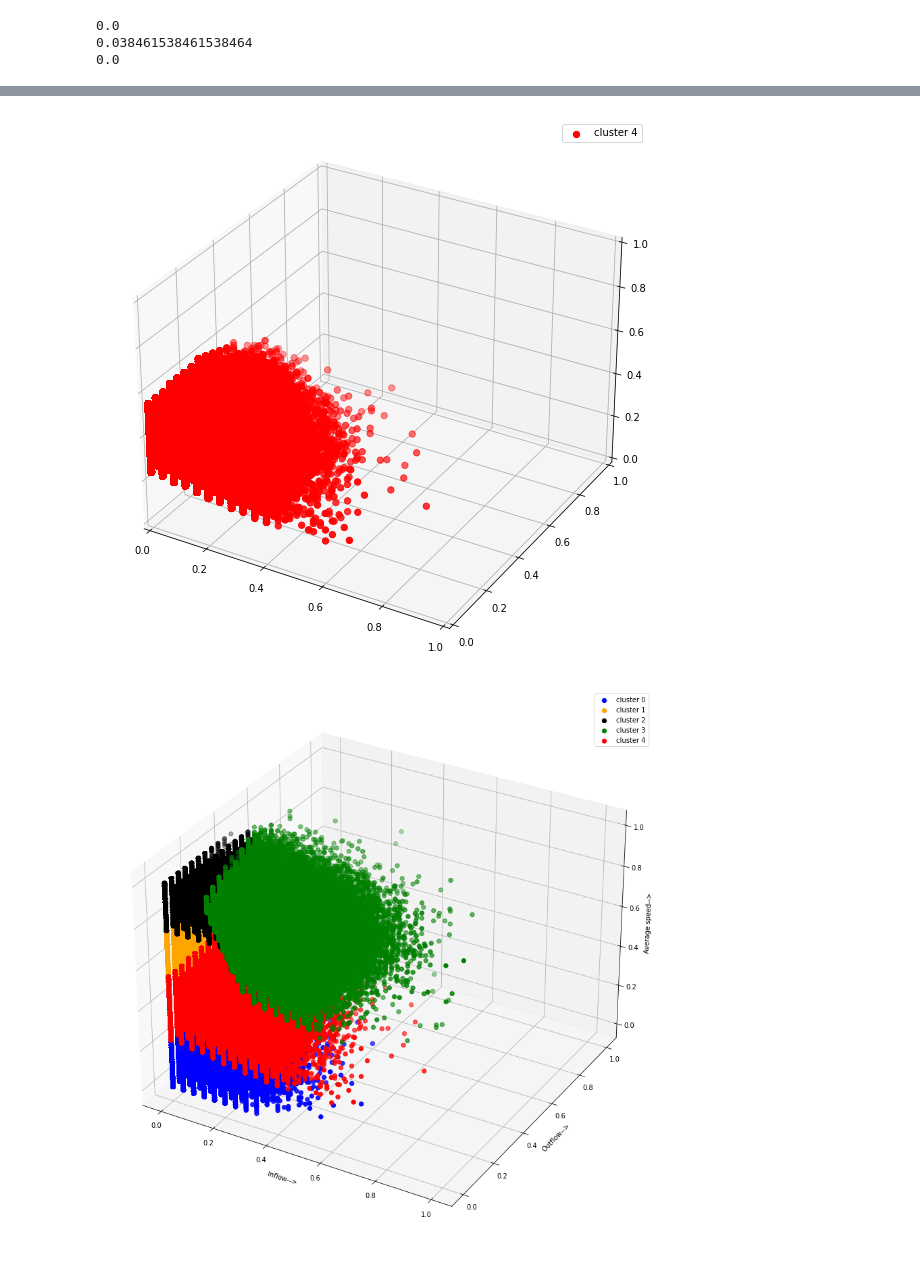
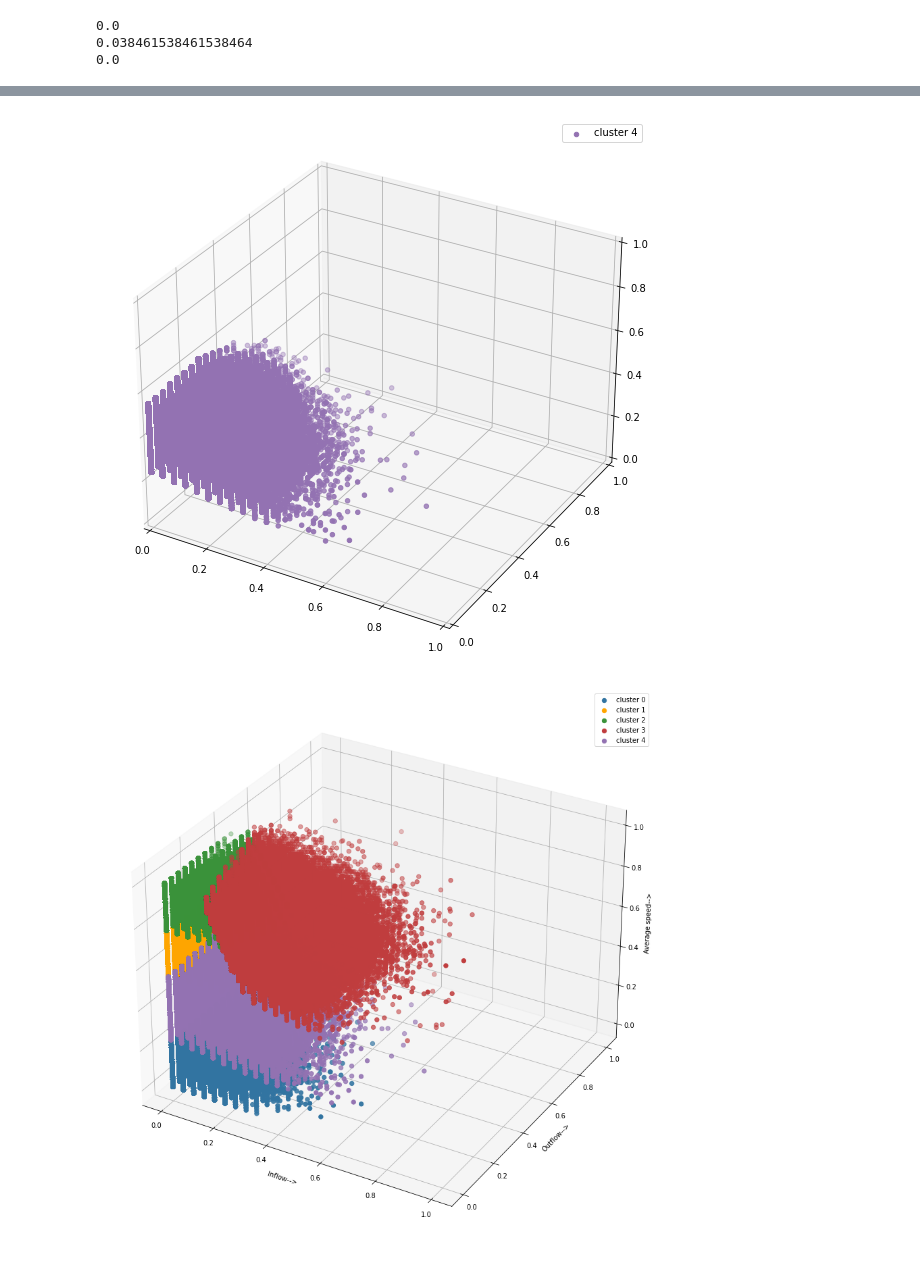
Before and after one commit to Traffic-anomaly-detection/traffic-anomaly-detection, a Jupyter notebook: k-means-test.ipynb, the cells around one changed output, grey strips where cells are left out. Saved outputs shown, nothing was run; the diff lists cells and outputs as text; code cells hidden in the pictures.

```diff
--- a/k-means-test.ipynb
+++ b/k-means-test.ipynb
@@ -163,28 +184,28 @@ plt.show()
 # %%
 fig5 = plt.figure(figsize = (10,10))
 ax5 = fig5.add_subplot(111, projection='3d')
-ax5.scatter(X[y_clusters == 4,0],X[y_clusters == 4,1],X[y_clusters == 4,2], s = 40 , color = 'red', label = "cluster 4")
+ax5.scatter(X[y_clusters == 4,0],X[y_clusters == 4,1],X[y_clusters == 4,2], s = 20 , color = '#9372B2', label = "cluster 4")
 ax5.set_xlim3d(0,1)
 ax5.set_ylim3d(0,1)
 ax5.set_zlim3d(0,1)
 ax5.legend()
 plt.show()
 # %% [output]
-[figure, old version]
+[figure, new version]
 # %%
 fig6 = plt.figure(figsize = (15,15))
 ax6 = fig6.add_subplot(111, projection='3d')
-ax6.scatter(X[y_clusters == 0,0],X[y_clusters == 0,1],X[y_clusters == 0,2], s = 40 , color = 'blue', label = "cluster 0")
+ax6.scatter(X[y_clusters == 0,0],X[y_clusters == 0,1],X[y_clusters == 0,2], s = 40 , color = '#3274A1', label = "cluster 0")
 ax6.scatter(X[y_clusters == 1,0],X[y_clusters == 1,1],X[y_clusters == 1,2], s = 40 , color = 'orange', label = "cluster 1")
-ax6.scatter(X[y_clusters == 2,0],X[y_clusters == 2,1],X[y_clusters == 2,2], s = 40 , color = 'black', label = "cluster 2")
-ax6.scatter(X[y_clusters == 3,0],X[y_clusters == 3,1],X[y_clusters == 3,2], s = 40 , color = 'green', label = "cluster 3")
-ax6.scatter(X[y_clusters == 4,0],X[y_clusters == 4,1],X[y_clusters == 4,2], s = 40 , color = 'red', label = "cluster 4")
+ax6.scatter(X[y_clusters == 2,0],X[y_clusters == 2,1],X[y_clusters == 2,2], s = 40 , color = '#3A923A', label = "cluster 2")
+ax6.scatter(X[y_clusters == 3,0],X[y_clusters == 3,1],X[y_clusters == 3,2], s = 40 , color = '#C03D3E', label = "cluster 3")
+ax6.scatter(X[y_clusters == 4,0],X[y_clusters == 4,1],X[y_clusters == 4,2], s = 40 , color = '#9372B2', label = "cluster 4")
 # ax.scatter(X[y_clusters == 5,0],X[y_clusters == 5,1],X[y_clusters == 5,2], s = 40 , color = 'cyan', label = "cluster 5")
 # ax.scatter(X[y_clusters == 6,0],X[y_clusters == 6,1],X[y_clusters == 6,2], s = 40 , color = 'yellow', label = "cluster 6")
 ax6.set_xlabel('Inflow-->')
 ax6.set_ylabel('Outflow-->')
 ax6.set_zlabel('Average speed-->')
 ax6.legend()
 plt.show()
 # %% [output]
-[figure, old version]
+[figure, new version]
```
Also changed, not shown: parts of 8 cells of this notebook.
